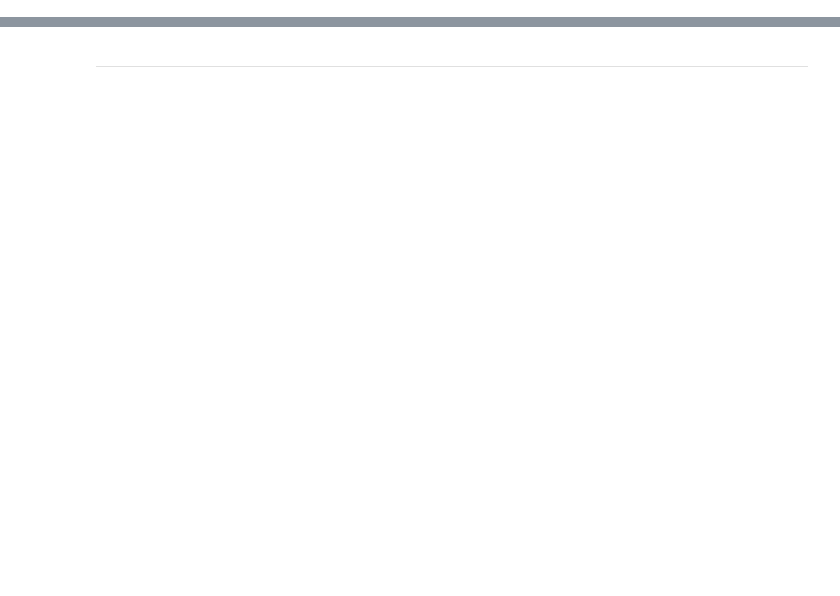
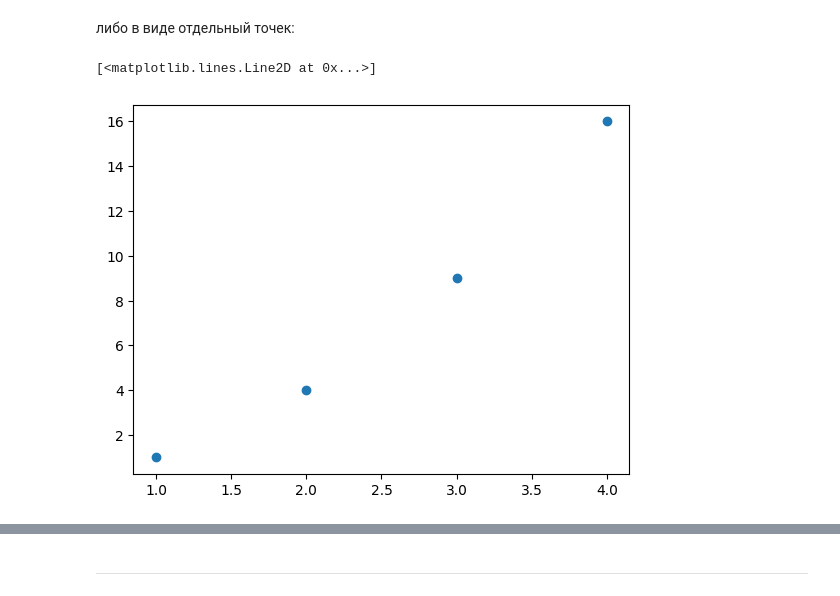
Before and after one commit to theyodel/SevSU, a Jupyter notebook: 1_Course/2_Term/Python_Programming/lab_08/Заварзин-Арсений-Викторович_ИИ-б-25-6-о_Блокнот-8.ipynb, the cells around one changed output, grey strips where cells are left out. Saved outputs shown, nothing was run; the diff lists cells and outputs as text; code cells hidden in the pictures; blank space fills up the shorter version.

```diff
--- a/1_Course/2_Term/Python_Programming/lab_08/Заварзин-Арсений-Викторович_ИИ-б-25-6-о_Блокнот-8.ipynb
+++ b/1_Course/2_Term/Python_Programming/lab_08/Заварзин-Арсений-Викторович_ИИ-б-25-6-о_Блокнот-8.ipynb
@@ -987,0 +699,7 @@ print(len(my_set))
+# %% [markdown]
+либо в виде отдельный точек:
+# %%
+plt.plot([1, 2, 3, 4], [1, 4, 9, 16], 'o') # указываем, что нам нужны именно точки (без линии)
+# %% [output]
+[<matplotlib.lines.Line2D at 0x...>]
+[figure, added]
```
Also changed, not shown: parts of 338 cells of this notebook, 2 other files.
